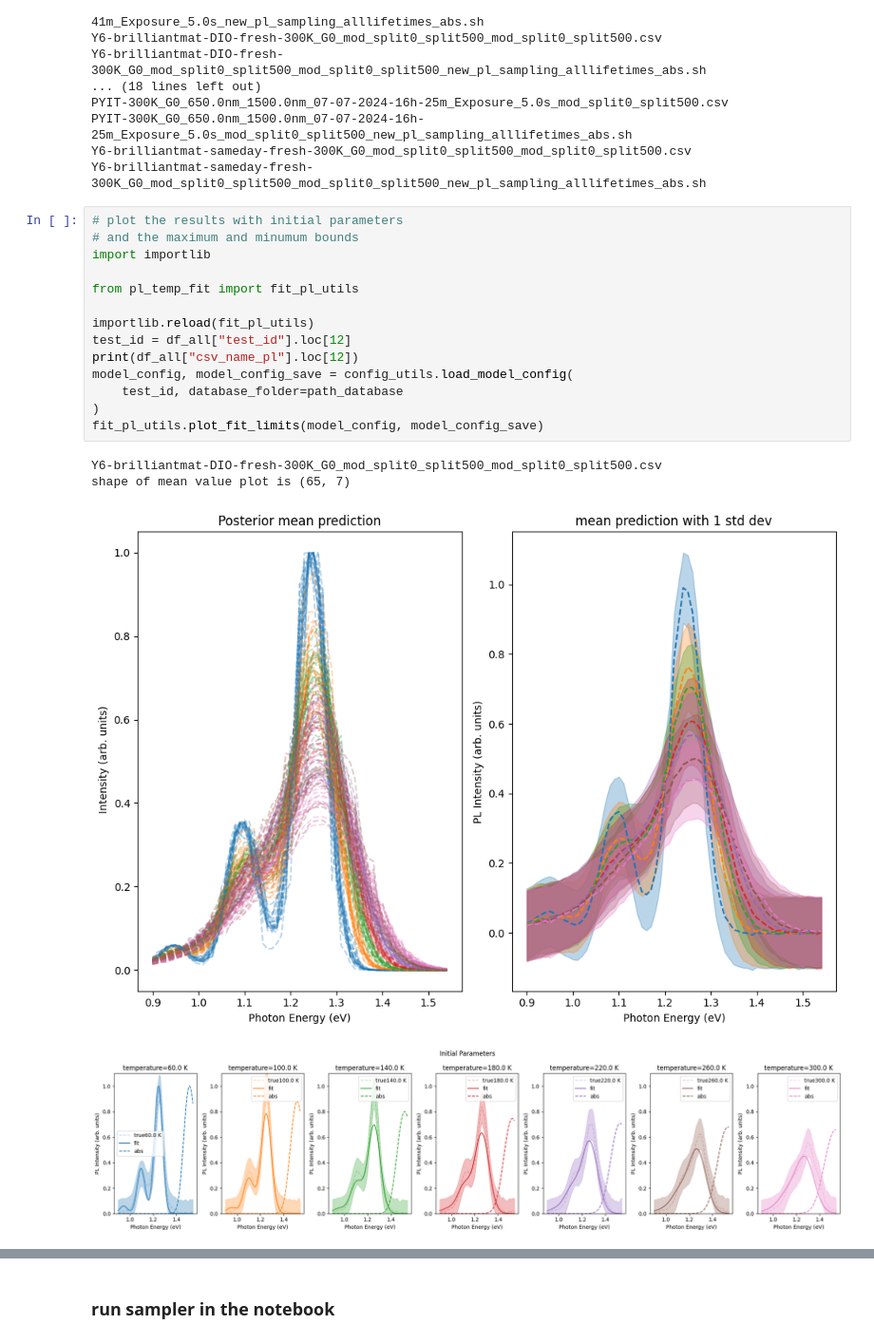
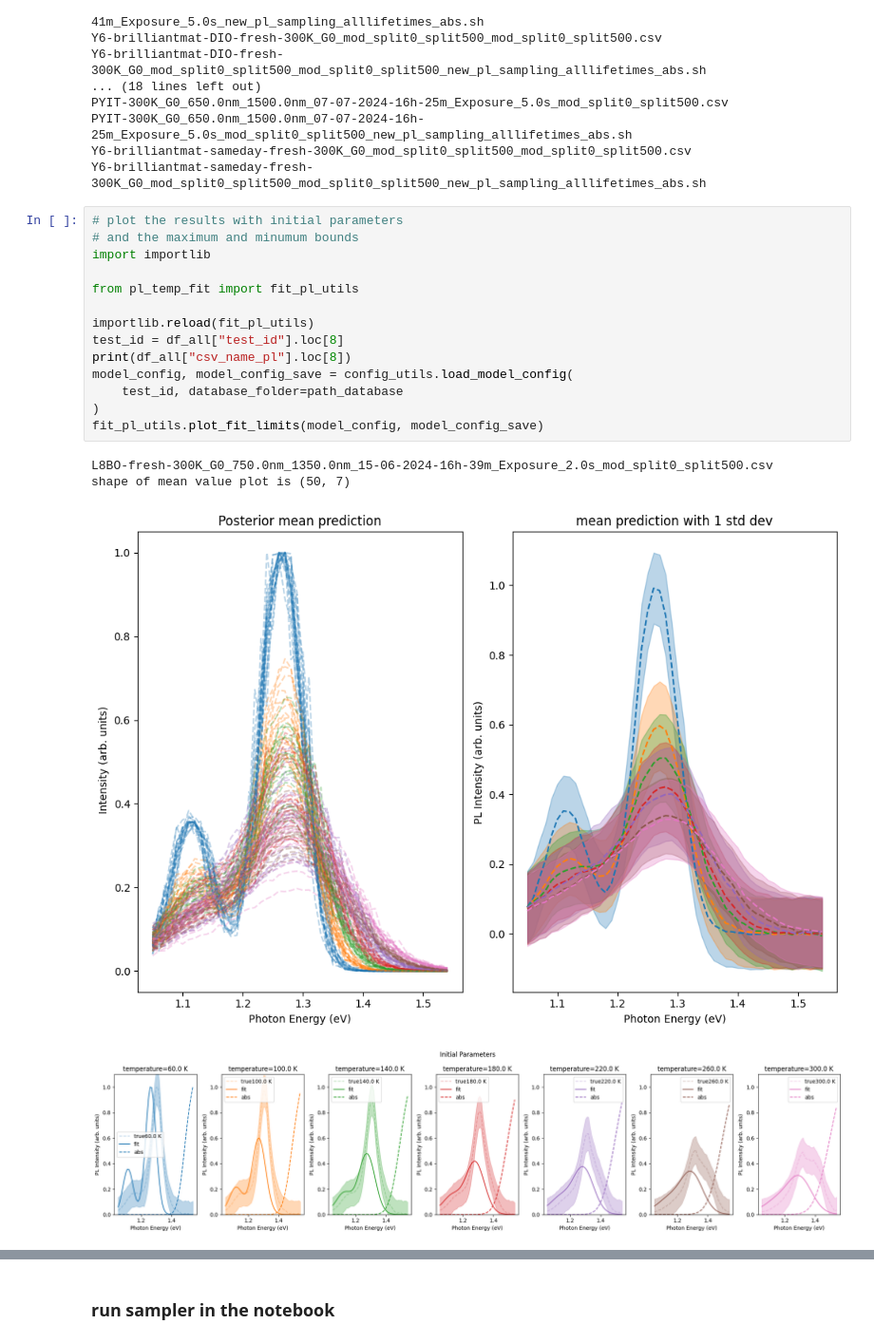
Before and after one commit to mohammedazzouzi15/pl_temp_fit, a Jupyter notebook: notebook/1_run_sampling_PL.ipynb, the cells around one changed output, grey strips where cells are left out. Shown at 95% size. Cells and saved outputs as stored; diff of their text form.

Commit message:
add new CSV data file for L8BO fresh measurements with 300K and 2.0s exposure

```diff
--- a/notebook/1_run_sampling_PL.ipynb
+++ b/notebook/1_run_sampling_PL.ipynb
@@ -143,19 +152,19 @@ Y6-brilliantmat-sameday-fresh-300K_G0_mod_split0_split500_mod_split0_split500_ne
 # %%
 # plot the results with initial parameters
 # and the maximum and minumum bounds
 import importlib
 
 from pl_temp_fit import fit_pl_utils
 
 importlib.reload(fit_pl_utils)
-test_id = df_all["test_id"].loc[12]
-print(df_all["csv_name_pl"].loc[12])
+test_id = df_all["test_id"].loc[8]
+print(df_all["csv_name_pl"].loc[8])
 model_config, model_config_save = config_utils.load_model_config(
     test_id, database_folder=path_database
 )
 fit_pl_utils.plot_fit_limits(model_config, model_config_save)
 # %% [output]
-Y6-brilliantmat-DIO-fresh-300K_G0_mod_split0_split500_mod_split0_split500.csv
-shape of mean value plot is (65, 7)
+L8BO-fresh-300K_G0_750.0nm_1350.0nm_15-06-2024-16h-39m_Exposure_2.0s_mod_split0_split500.csv
+shape of mean value plot is (50, 7)
-[figure, old version]
+[figure, new version]
-[figure, old version]
+[figure, new version]
```
Also changed, not shown: parts of 4 cells of this notebook, 3 other files.
